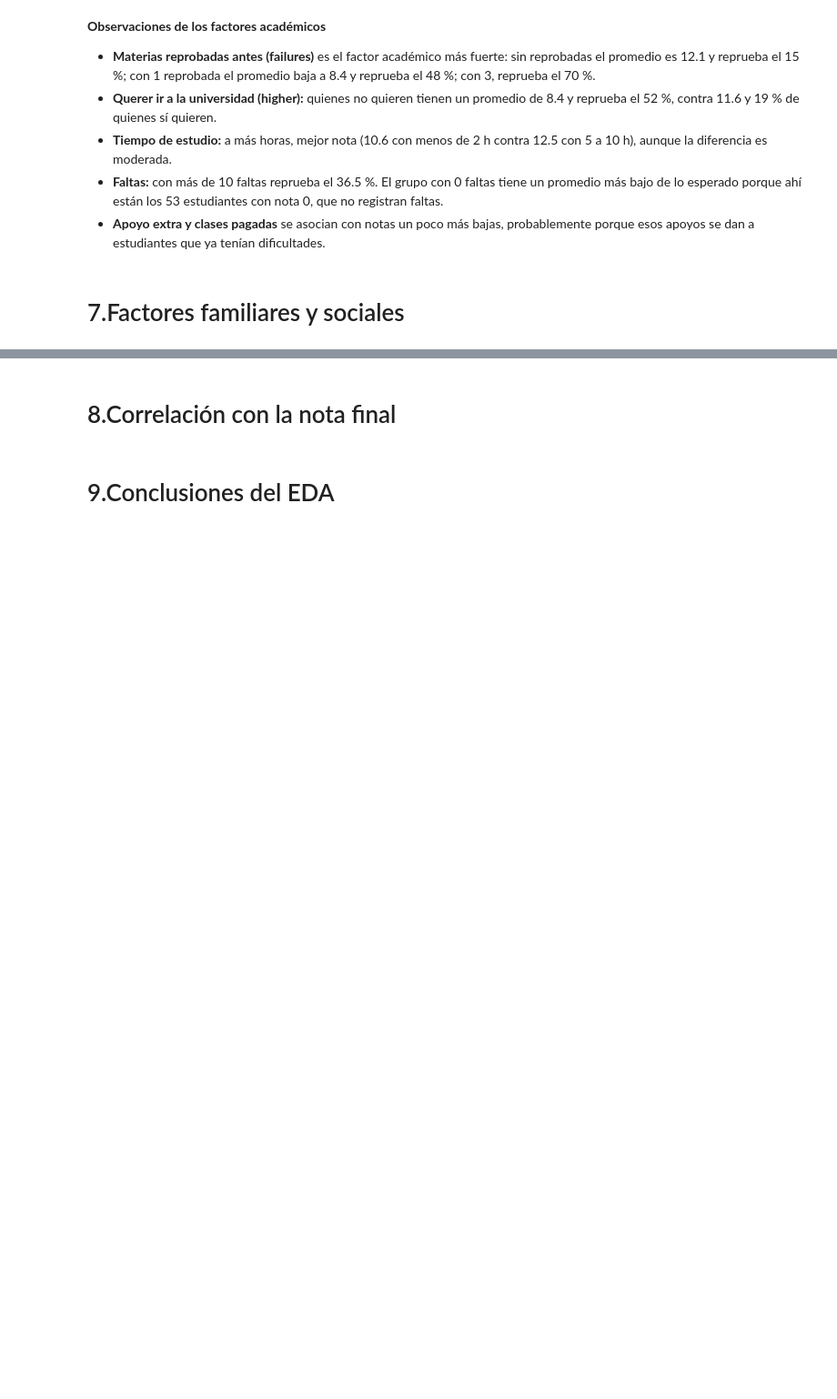
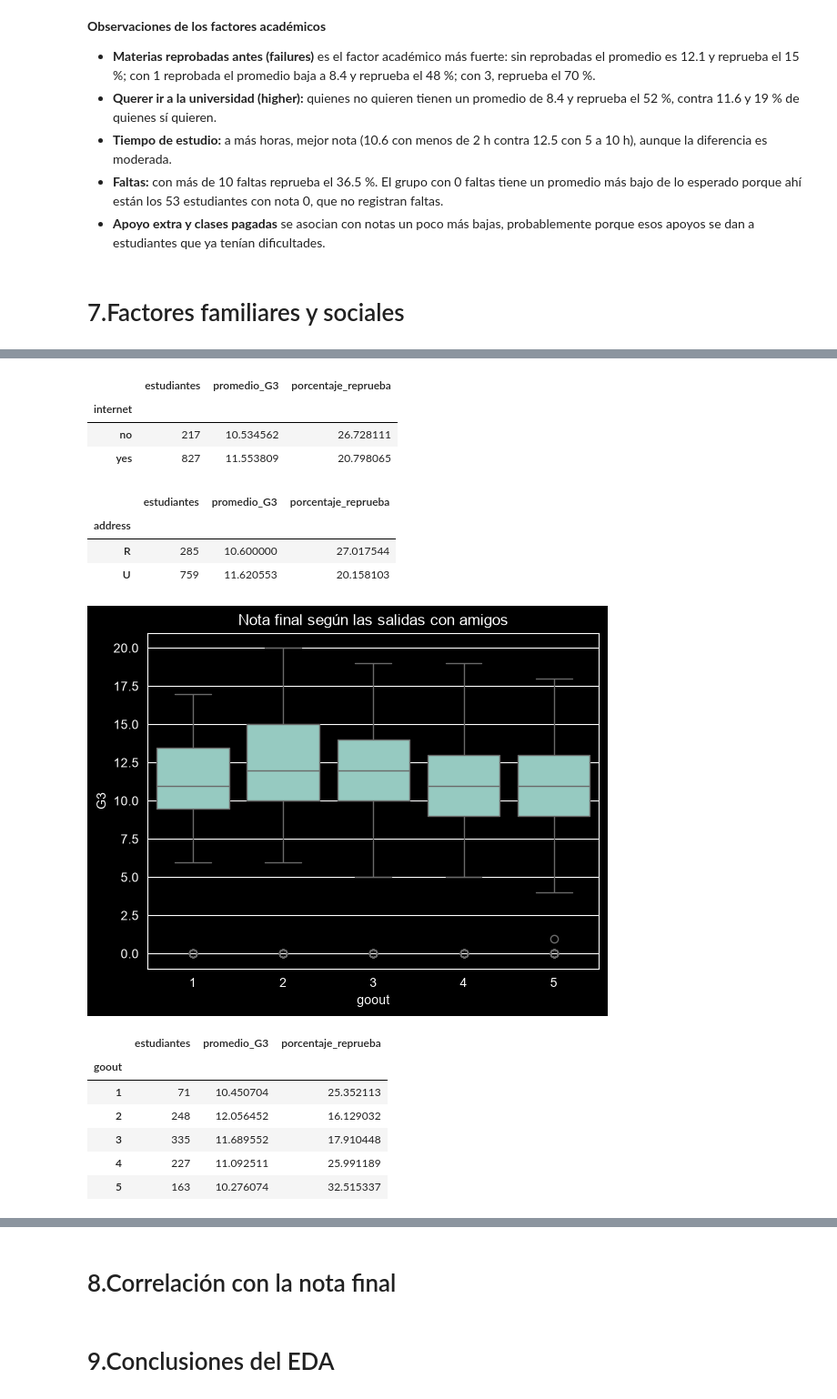
Before and after one commit to DiegoMonteroCRC/Proyecto-1-Sistema-de-Prediccion-de-Rendimiento-Academico, a Jupyter notebook: notebooks/01_EDA.ipynb, the cells around one changed output, grey strips where cells are left out. Shown at 91% size. Drawn from its saved outputs; the diff is of its cells as text; code cells hidden in the pictures; blank space fills up the shorter version.

```diff
--- a/notebooks/01_EDA.ipynb
+++ b/notebooks/01_EDA.ipynb
@@ -275,0 +301,31 @@ resumen_por('rango_faltas')
+# %%
+#Acceso a internet en la casa
+resumen_por('internet')
+# %% [output]
+|  | estudiantes | promedio_G3 | porcentaje_reprueba |
+| internet |  |  |  |
+| no | 217 | 10.534562 | 26.728111 |
+| yes | 827 | 11.553809 | 20.798065 |
+# %%
+#Zona donde vive: U = urbana, R = rural
+resumen_por('address')
+# %% [output]
+|  | estudiantes | promedio_G3 | porcentaje_reprueba |
+| address |  |  |  |
+| R | 285 | 10.600000 | 27.017544 |
+| U | 759 | 11.620553 | 20.158103 |
+# %%
+#Salidas con amigos: 1 = muy pocas, 5 = muchísimas
+sns.boxplot(x='goout', y='G3', data=df)
+plt.title('Nota final según las salidas con amigos')
+plt.show()
+resumen_por('goout')
+# %% [output]
+[figure, added]
+|  | estudiantes | promedio_G3 | porcentaje_reprueba |
+| goout |  |  |  |
+| 1 | 71 | 10.450704 | 25.352113 |
+| 2 | 248 | 12.056452 | 16.129032 |
+| 3 | 335 | 11.689552 | 17.910448 |
+| 4 | 227 | 11.092511 | 25.991189 |
+| 5 | 163 | 10.276074 | 32.515337 |
```
Also changed, not shown: parts of 6 cells of this notebook.
